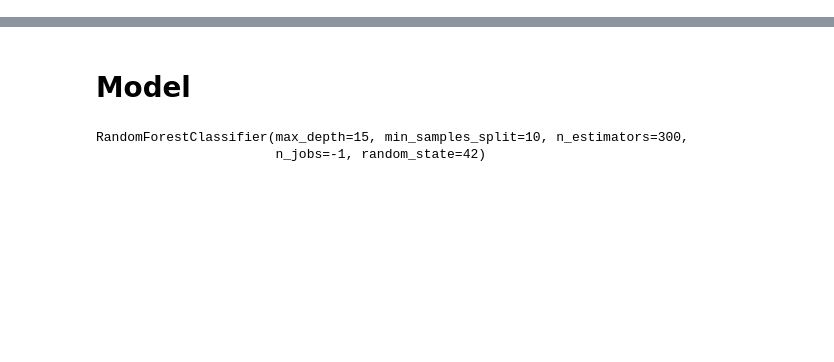
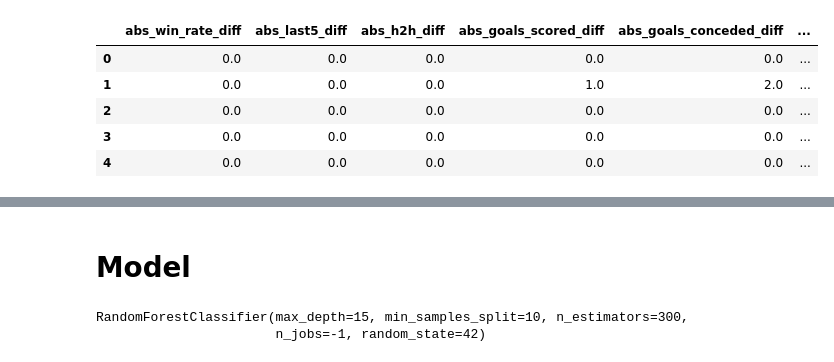
Before and after one commit to Kovendhan-B/worldcup26-outcome-predictor, a Jupyter notebook: notebooks/03_model_training.ipynb, the cells around one changed output, grey strips where cells are left out. Drawn from its saved outputs; the diff is of its cells as text; code cells hidden in the pictures; blank space fills up the shorter version.

```diff
--- a/notebooks/03_model_training.ipynb
+++ b/notebooks/03_model_training.ipynb
@@ -25,3 +25,24 @@ df.head()
+# %%
+new_cols = [
+    "abs_win_rate_diff",
+    "abs_last5_diff",
+    "abs_h2h_diff",
+    "abs_goals_scored_diff",
+    "abs_goals_conceded_diff",
+    "strength_gap",
+    "home_goal_balance",
+    "away_goal_balance",
+    "goal_balance_diff"
+]
+
+df[new_cols].head()
+# %% [output]
+|  | abs_win_rate_diff | abs_last5_diff | abs_h2h_diff | abs_goals_scored_diff | abs_goals_conceded_diff | ... |
+| 0 | 0.0 | 0.0 | 0.0 | 0.0 | 0.0 | ... |
+| 1 | 0.0 | 0.0 | 0.0 | 1.0 | 2.0 | ... |
+| 2 | 0.0 | 0.0 | 0.0 | 0.0 | 0.0 | ... |
+| 3 | 0.0 | 0.0 | 0.0 | 0.0 | 0.0 | ... |
+| 4 | 0.0 | 0.0 | 0.0 | 0.0 | 0.0 | ... |
 # %%
 df.columns.tolist()
 # %% [output]
```
Also changed, not shown: parts of 15 cells of this notebook, 10 other files.
